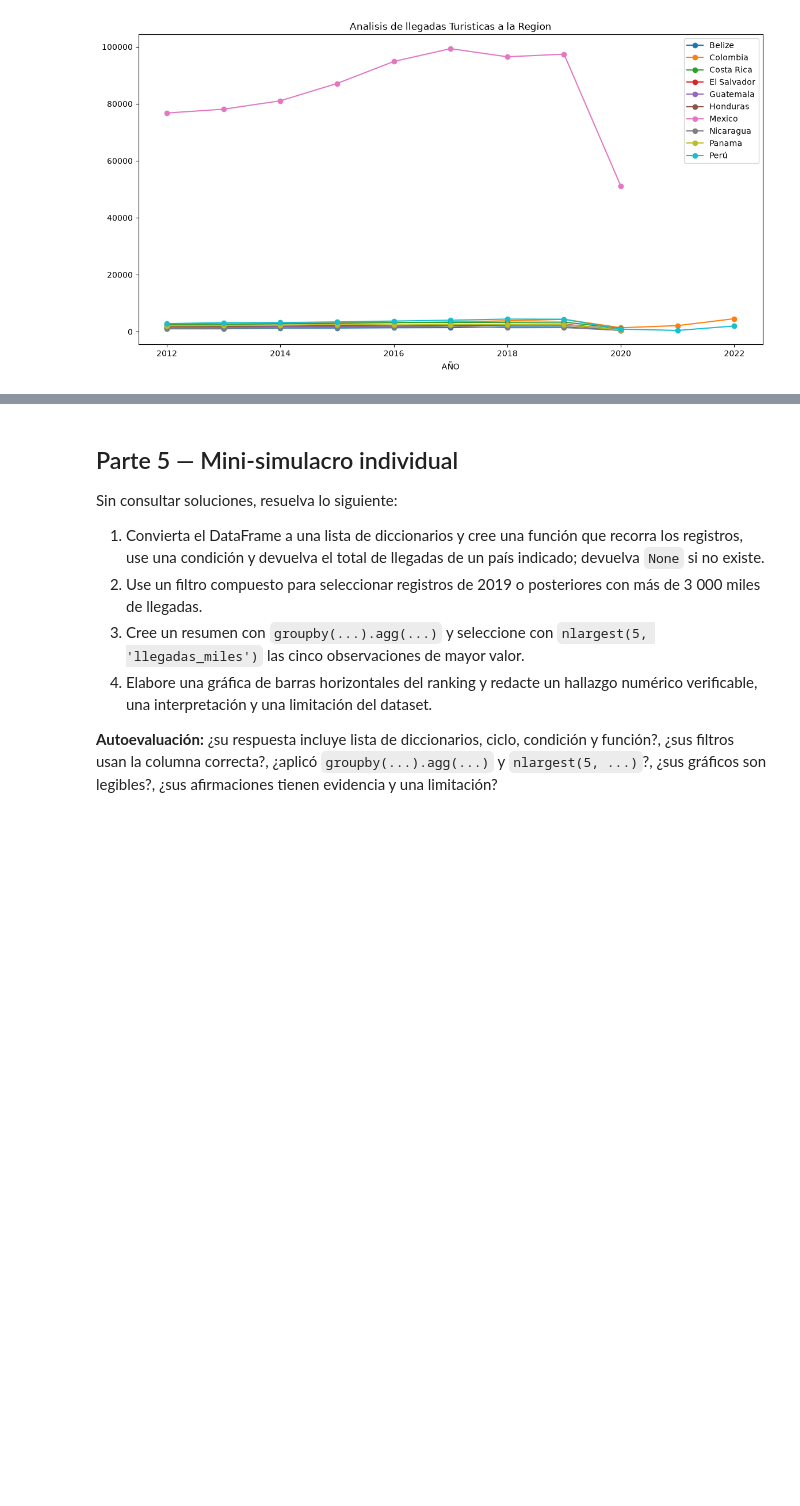
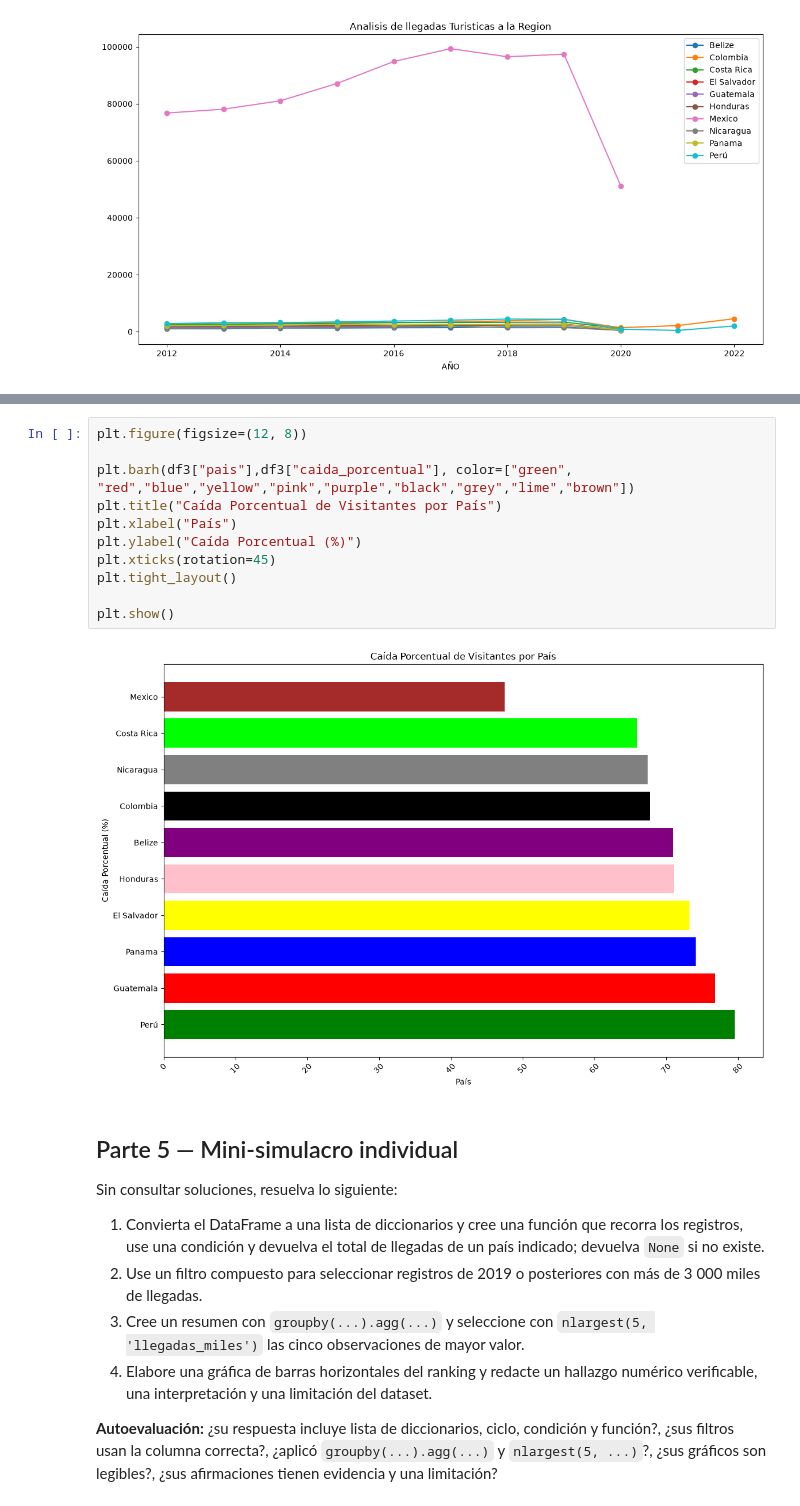
Before and after one commit to rmvargas79-beep/2026C2-G01-FUNDAMENTOS-DE-PYTHON, a Jupyter notebook: NOTEBOOKS/Clase_13/REPASO_FINAL_TURISMO_INTERNACIONAL_ESTUDIANTE.ipynb, the cells around one changed output, grey strips where cells are left out. Cells and saved outputs as stored; diff of their text form; blank space fills up the shorter version.

```diff
--- a/NOTEBOOKS/Clase_13/REPASO_FINAL_TURISMO_INTERNACIONAL_ESTUDIANTE.ipynb
+++ b/NOTEBOOKS/Clase_13/REPASO_FINAL_TURISMO_INTERNACIONAL_ESTUDIANTE.ipynb
@@ -219,6 +218,19 @@ plt.tight_layout()
 plt.show()
 # %% [output]
 [figure]
+# %%
+plt.figure(figsize=(12, 8))
+
+plt.barh(df3["pais"],df3["caida_porcentual"], color=["green", "red","blue","yellow","pink","purple","black","grey","lime","brown"])
+plt.title("Caída Porcentual de Visitantes por País")
+plt.xlabel("País")
+plt.ylabel("Caída Porcentual (%)")
+plt.xticks(rotation=45)
+plt.tight_layout()
+
+plt.show()
+# %% [output]
+[figure, added]
 # %% [markdown]
 ## Parte 5 — Mini-simulacro individual
 
```
Also changed, not shown: parts of 1 cell of this notebook.
